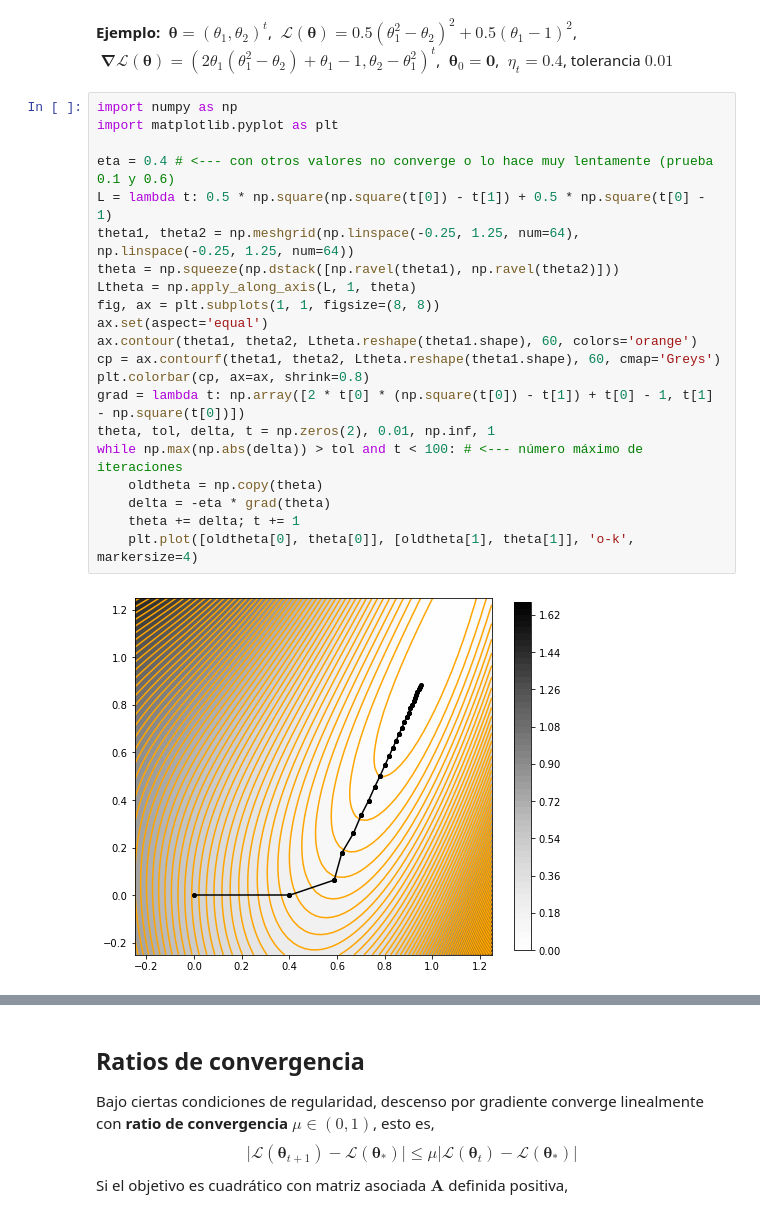
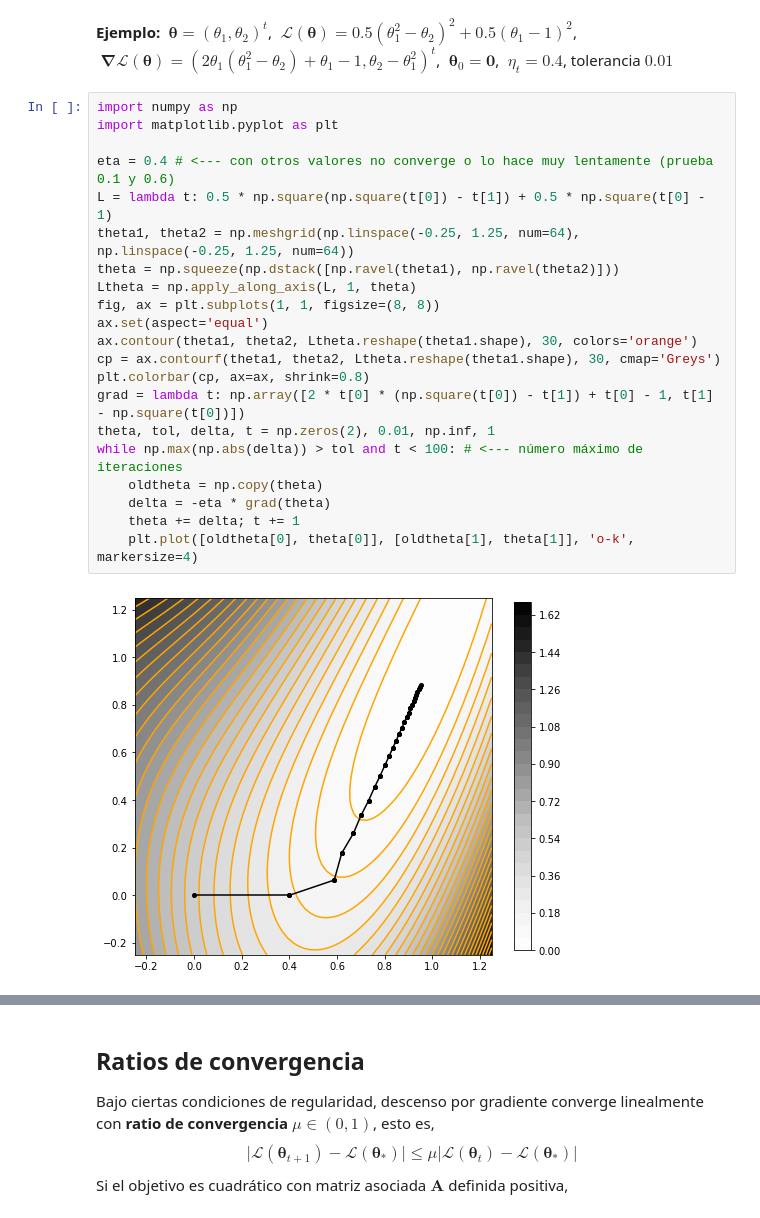
Before and after one commit to AlfonsJ/2024_07_31_PER2324, a Jupyter notebook: 02_fun/2.15 Métodos de primer orden.ipynb, the cells around one changed output, grey strips where cells are left out. Saved outputs shown, nothing was run; the diff lists cells and outputs as text.

```diff
--- a/02_fun/2.15 Métodos de primer orden.ipynb
+++ b/02_fun/2.15 Métodos de primer orden.ipynb
@@ -51,26 +51,26 @@ La opción más simple consiste en escoge un tamaño de paso constante, $\eta_t=
 # %%
 import numpy as np
 import matplotlib.pyplot as plt
 
 eta = 0.4 # <--- con otros valores no converge o lo hace muy lentamente (prueba 0.1 y 0.6)
 L = lambda t: 0.5 * np.square(np.square(t[0]) - t[1]) + 0.5 * np.square(t[0] - 1)
 theta1, theta2 = np.meshgrid(np.linspace(-0.25, 1.25, num=64), np.linspace(-0.25, 1.25, num=64))
 theta = np.squeeze(np.dstack([np.ravel(theta1), np.ravel(theta2)]))
 Ltheta = np.apply_along_axis(L, 1, theta)
 fig, ax = plt.subplots(1, 1, figsize=(8, 8))
 ax.set(aspect='equal')
-ax.contour(theta1, theta2, Ltheta.reshape(theta1.shape), 60, colors='orange')
-cp = ax.contourf(theta1, theta2, Ltheta.reshape(theta1.shape), 60, cmap='Greys')
+ax.contour(theta1, theta2, Ltheta.reshape(theta1.shape), 30, colors='orange')
+cp = ax.contourf(theta1, theta2, Ltheta.reshape(theta1.shape), 30, cmap='Greys')
 plt.colorbar(cp, ax=ax, shrink=0.8)
 grad = lambda t: np.array([2 * t[0] * (np.square(t[0]) - t[1]) + t[0] - 1, t[1] - np.square(t[0])])
 theta, tol, delta, t = np.zeros(2), 0.01, np.inf, 1
 while np.max(np.abs(delta)) > tol and t < 100: # <--- número máximo de iteraciones
     oldtheta = np.copy(theta)
     delta = -eta * grad(theta)
     theta += delta; t += 1
     plt.plot([oldtheta[0], theta[0]], [oldtheta[1], theta[1]], 'o-k', markersize=4)
 # %% [output]
-[figure, old version]
+[figure, new version]
 # %% [markdown]
 En lugar de fijar un tamaño de paso constante, podemos tratar de hallar el paso óptimo en la dirección escogida mediante **búsqueda lineal**:
 $$\eta_t=\operatorname*{argmin}\limits_{\eta>0}\;\phi_t(\eta)%
```
Also changed, not shown: parts of 2 cells of this notebook.
